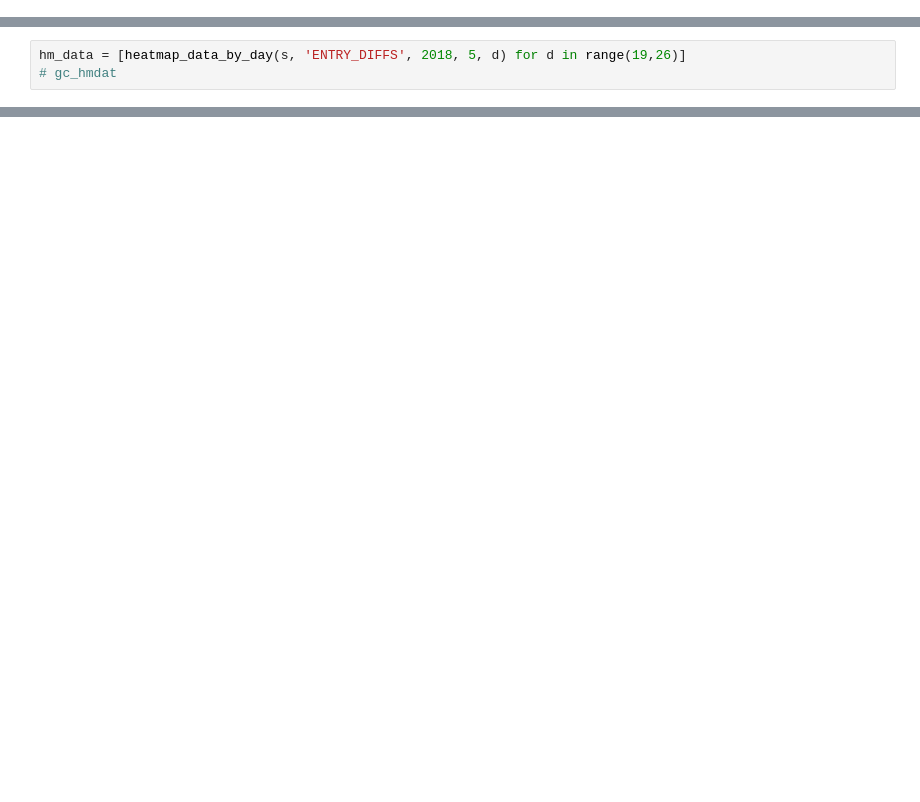
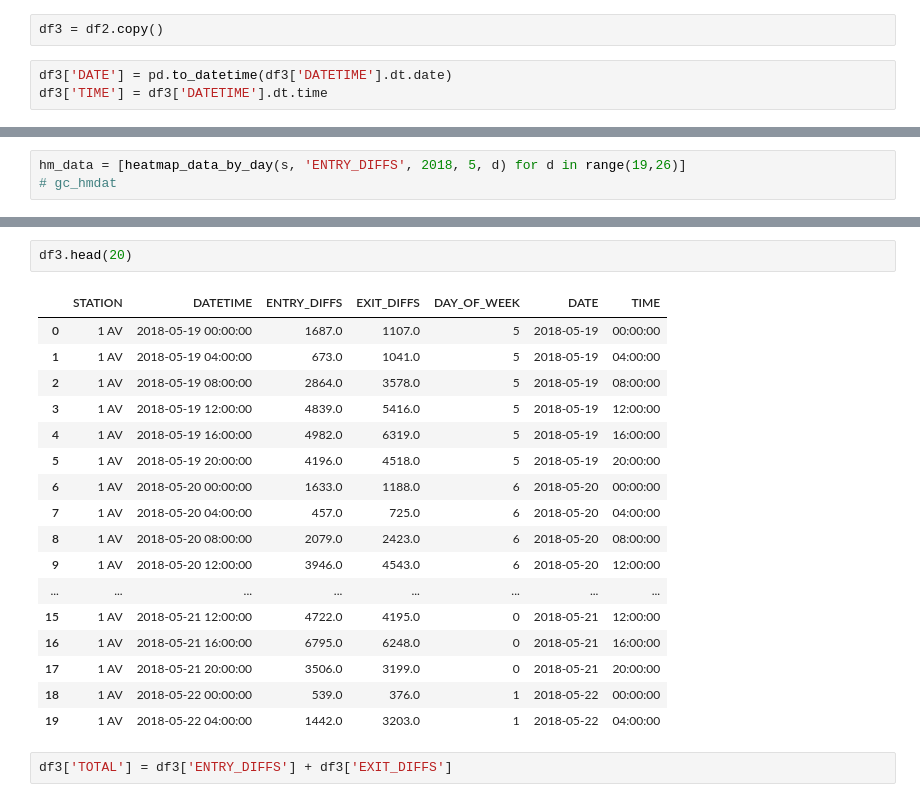
Before and after one commit to luketibbott/benson, a Jupyter notebook: benson_EDA-KF.ipynb, the cells around one changed output, grey strips where cells are left out. Saved outputs shown, nothing was run; the diff lists cells and outputs as text; blank space fills up the shorter version.

```diff
--- a/benson_EDA-KF.ipynb
+++ b/benson_EDA-KF.ipynb
@@ -69,0 +139,5 @@ len(highest_vol)
+# %%
+df3 = df2.copy()
+# %%
+df3['DATE'] = pd.to_datetime(df3['DATETIME'].dt.date)
+df3['TIME'] = df3['DATETIME'].dt.time
@@ -288,0 +316,22 @@ dum =
+# %%
+df3.head(20)
+# %% [output]
+|  | STATION | DATETIME | ENTRY_DIFFS | EXIT_DIFFS | DAY_OF_WEEK | DATE | TIME |
+| 0 | 1 AV | 2018-05-19 00:00:00 | 1687.0 | 1107.0 | 5 | 2018-05-19 | 00:00:00 |
+| 1 | 1 AV | 2018-05-19 04:00:00 | 673.0 | 1041.0 | 5 | 2018-05-19 | 04:00:00 |
+| 2 | 1 AV | 2018-05-19 08:00:00 | 2864.0 | 3578.0 | 5 | 2018-05-19 | 08:00:00 |
+| 3 | 1 AV | 2018-05-19 12:00:00 | 4839.0 | 5416.0 | 5 | 2018-05-19 | 12:00:00 |
+| 4 | 1 AV | 2018-05-19 16:00:00 | 4982.0 | 6319.0 | 5 | 2018-05-19 | 16:00:00 |
+| 5 | 1 AV | 2018-05-19 20:00:00 | 4196.0 | 4518.0 | 5 | 2018-05-19 | 20:00:00 |
+| 6 | 1 AV | 2018-05-20 00:00:00 | 1633.0 | 1188.0 | 6 | 2018-05-20 | 00:00:00 |
+| 7 | 1 AV | 2018-05-20 04:00:00 | 457.0 | 725.0 | 6 | 2018-05-20 | 04:00:00 |
+| 8 | 1 AV | 2018-05-20 08:00:00 | 2079.0 | 2423.0 | 6 | 2018-05-20 | 08:00:00 |
+| 9 | 1 AV | 2018-05-20 12:00:00 | 3946.0 | 4543.0 | 6 | 2018-05-20 | 12:00:00 |
+| ... | ... | ... | ... | ... | ... | ... | ... |
+| 15 | 1 AV | 2018-05-21 12:00:00 | 4722.0 | 4195.0 | 0 | 2018-05-21 | 12:00:00 |
+| 16 | 1 AV | 2018-05-21 16:00:00 | 6795.0 | 6248.0 | 0 | 2018-05-21 | 16:00:00 |
+| 17 | 1 AV | 2018-05-21 20:00:00 | 3506.0 | 3199.0 | 0 | 2018-05-21 | 20:00:00 |
+| 18 | 1 AV | 2018-05-22 00:00:00 | 539.0 | 376.0 | 1 | 2018-05-22 | 00:00:00 |
+| 19 | 1 AV | 2018-05-22 04:00:00 | 1442.0 | 3203.0 | 1 | 2018-05-22 | 04:00:00 |
+# %%
+df3['TOTAL'] = df3['ENTRY_DIFFS'] + df3['EXIT_DIFFS']
```
Also changed, not shown: parts of 57 cells of this notebook, 1 other file.
